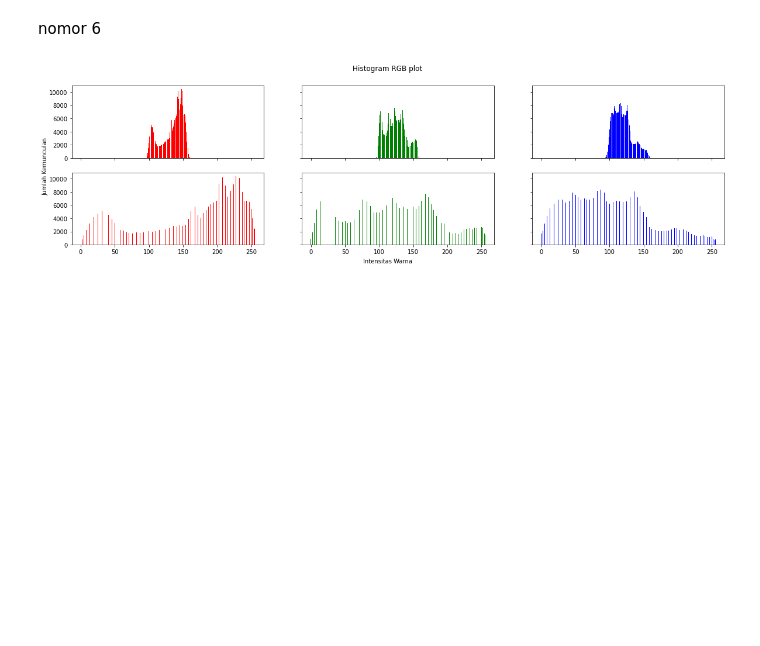
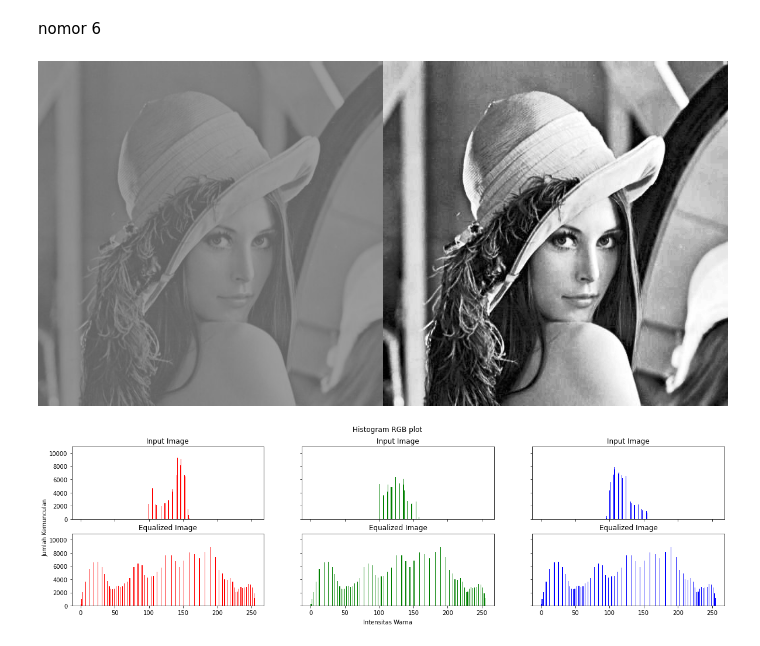
Before and after one commit to raihanhd12/PCVK_Genap_2023, a Jupyter notebook: Minggu 6/Week 6.ipynb, the cells around one changed output. Saved outputs shown, nothing was run; the diff lists cells and outputs as text; code cells hidden in the pictures; blank space fills up the shorter version.

```diff
--- a/Minggu 6/Week 6.ipynb
+++ b/Minggu 6/Week 6.ipynb
@@ -177,45 +167,31 @@ else:
 [figure]
 # %% [markdown]
   nomor 6
-# %%
-import cv2
-import matplotlib.pyplot as plt
-
-# Load input image
-img = cv2.imread('/content/drive/MyDrive/Kuliah/Semester 6/PCVK/Images/lena_lc.jpg')
-
-# Convert image to grayscale
-gray = cv2.cvtColor(img, cv2.COLOR_BGR2GRAY)
-
-# Apply histogram equalization on each color channel separately
-b, g, r = cv2.split(img)
-b_eq = cv2.equalizeHist(b)
-g_eq = cv2.equalizeHist(g)
-r_eq = cv2.equalizeHist(r)
-
-# Merge the equalized color channels back into an RGB image
-img_eq = cv2.merge([b_eq, g_eq, r_eq])
-
-# Membuat plot histogram RGB dari gambar masukan dan gambar yang telah di-transformasikan.
-value = np.arange(256)
-img_gray = np.array_equal(img[:,:,0], img[:,:,1]) and np.array_equal(img[:,:,1], img[:,:,2])
-if (img_gray == False):
-  fig, axs = plt.subplots(2, 3, figsize=[20,5], sharex=True, sharey=True)
-  fig.suptitle('Histogram RGB plot')
-  fig.text(0.09, 0.5, 'Jumlah Kemunculan', va='center', rotation='vertical')
-  fig.text(0.5, 0.04, 'Intensitas Warna', ha='center')
-  axs[0,0].bar(value, img_histog[2], color='red')
-  axs[0,1].bar(value, img_histog[1], color='green')
-  axs[0,2].bar(value, img_histog[0], color='blue')
-  axs[1,0].bar(value, eq_histog[2], color='red')
-  axs[1,1].bar(value, eq_histog[1], color='green')
-  axs[1,2].bar(value, eq_histog[0], color='blue')
-else:
-  fig, axs = plt.subplots(1, 2, figsize=[20,5], sharex=True, sharey=True)
-  fig.suptitle('Histogram RGB plot')
-  fig.text(0.09, 0.5, 'Jumlah Kemunculan', va='center', rotation='vertical')
-  fig.text(0.5, 0.94, 'Intensitas Warna', ha='center')
-  axs[0,0].bar(value, img_histog[2], color='gray')
-  axs[0,1].bar(value, eq_histog[2], color='gray')
-# %% [output]
-[figure, removed]
+# %%
+# Load input image
+img = cv.imread('/content/drive/MyDrive/Kuliah/Semester 6/PCVK/Images/lena_lc.jpg')
+
+# Convert the image to grayscale
+gray_img = cv.cvtColor(img, cv.COLOR_BGR2GRAY)
+
+# Apply histogram equalization using equalizeHist function from cv2
+eq_img = cv.equalizeHist(gray_img)
+
+# Display input and equalized image side by side
+final_frame = cv.hconcat((gray_img, eq_img))
+cv2_imshow(final_frame)
+
+# Plot RGB histograms for input and equalized image
+fig, axs = plt.subplots(2, 3, figsize=[20,5], sharex=True, sharey=True)
+fig.suptitle('Histogram RGB plot')
+fig.text(0.09, 0.5, 'Jumlah Kemunculan', va='center', rotation='vertical')
+fig.text(0.5, 0.04, 'Intensitas Warna', ha='center')
+for i in range(3):
+    axs[0,i].hist(img[:,:,2-i].ravel(), bins=256, color=['red', 'green', 'blue'][i])
+    axs[0,i].set_title('Input Image')
+    axs[1,i].hist(eq_img.ravel(), bins=256, color=['red', 'green', 'blue'][i])
+    axs[1,i].set_title('Equalized Image')
+plt.show()
+# %% [output]
+[figure, added]
+[figure, added]
```
Also changed, not shown: parts of 1 cell of this notebook.
